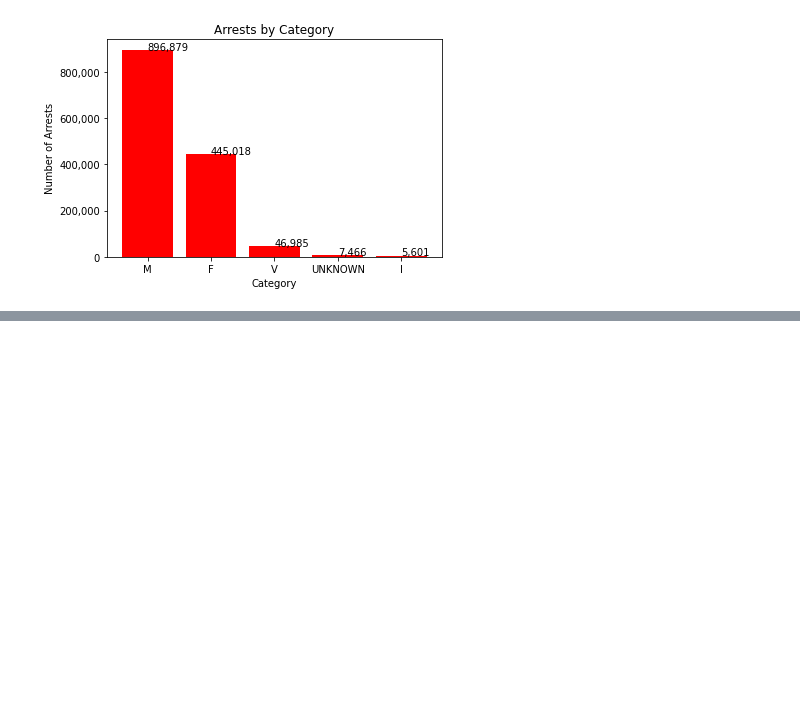
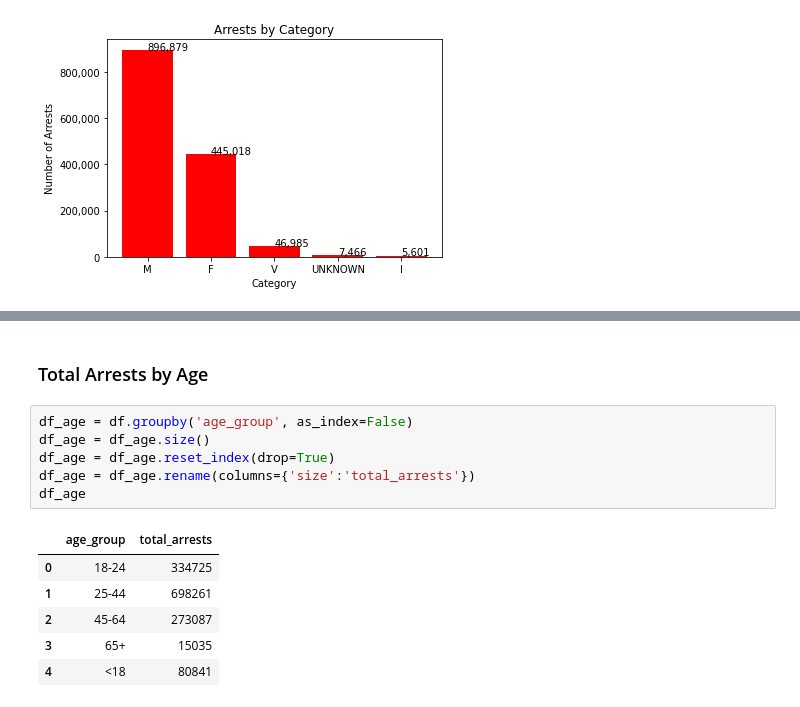
Before and after one commit to AmitSamra/NYC_Crime, a Jupyter notebook: nyc_crime_python.ipynb, the cells around one changed output, grey strips where cells are left out. Drawn from its saved outputs; the diff is of its cells as text; blank space fills up the shorter version.

```diff
--- a/nyc_crime_python.ipynb
+++ b/nyc_crime_python.ipynb
@@ -685,0 +685,15 @@ plt.show()
+# %% [markdown]
+### Total Arrests by Age
+# %%
+df_age = df.groupby('age_group', as_index=False)
+df_age = df_age.size()
+df_age = df_age.reset_index(drop=True)
+df_age = df_age.rename(columns={'size':'total_arrests'})
+df_age
+# %% [output]
+|  | age_group | total_arrests |
+| 0 | 18-24 | 334725 |
+| 1 | 25-44 | 698261 |
+| 2 | 45-64 | 273087 |
+| 3 | 65+ | 15035 |
+| 4 | <18 | 80841 |
```
Also changed, not shown: parts of 3 cells of this notebook.
